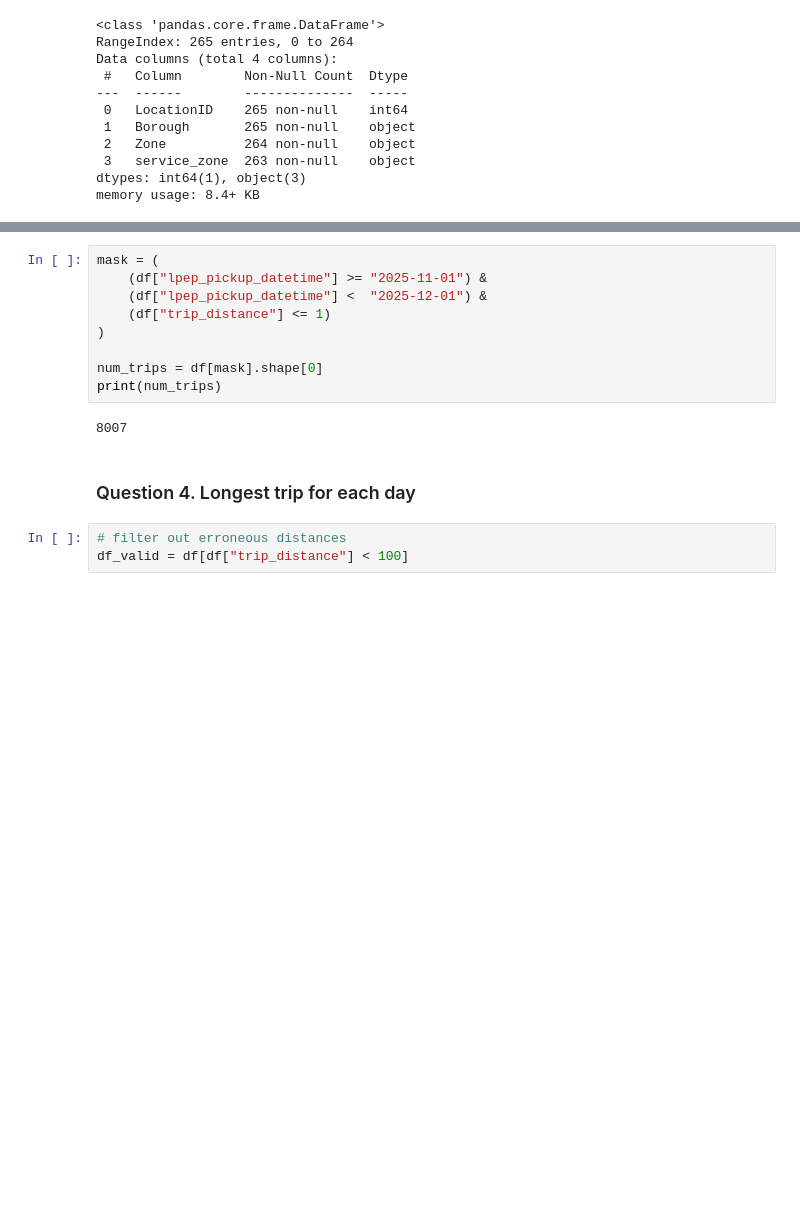
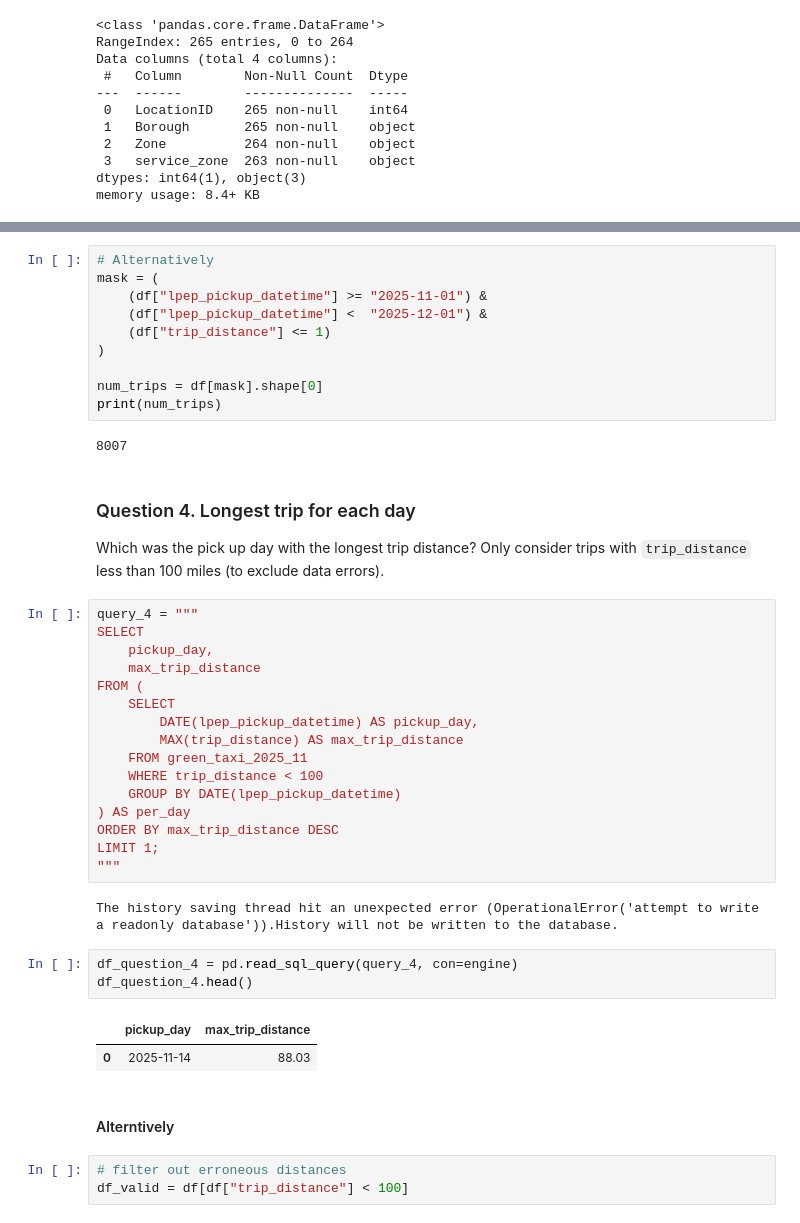
Before and after one commit to kachiann/dezoomcamp, a Jupyter notebook: Module1/pipelines/HW1.ipynb, the cells around one changed output, grey strips where cells are left out. Saved outputs shown, nothing was run; the diff lists cells and outputs as text; blank space fills up the shorter version.

```diff
--- a/Module1/pipelines/HW1.ipynb
+++ b/Module1/pipelines/HW1.ipynb
@@ -147,4 +178,5 @@ memory usage: 8.4+ KB
 # %%
+# Alternatively
 mask = (
     (df["lpep_pickup_datetime"] >= "2025-11-01") &
     (df["lpep_pickup_datetime"] <  "2025-12-01") &
@@ -157,6 +189,34 @@ print(num_trips)
 8007
 # %% [markdown]
 ### Question 4. Longest trip for each day
+
+Which was the pick up day with the longest trip distance? Only consider trips with `trip_distance` less than 100 miles (to exclude data errors).
+# %%
+query_4 = """
+SELECT
+    pickup_day,
+    max_trip_distance
+FROM (
+    SELECT
+        DATE(lpep_pickup_datetime) AS pickup_day,
+        MAX(trip_distance) AS max_trip_distance
+    FROM green_taxi_2025_11
+    WHERE trip_distance < 100
+    GROUP BY DATE(lpep_pickup_datetime)
+) AS per_day
+ORDER BY max_trip_distance DESC
+LIMIT 1;
+"""
+# %% [output]
+The history saving thread hit an unexpected error (OperationalError('attempt to write a readonly database')).History will not be written to the database.
+# %%
+df_question_4 = pd.read_sql_query(query_4, con=engine)
+df_question_4.head()
+# %% [output]
+|  | pickup_day | max_trip_distance |
+| 0 | 2025-11-14 | 88.03 |
+# %% [markdown]
+#### Alterntively
 # %%
 # filter out erroneous distances
 df_valid = df[df["trip_distance"] < 100]
```
Also changed, not shown: parts of 20 cells of this notebook, 4 other files.
